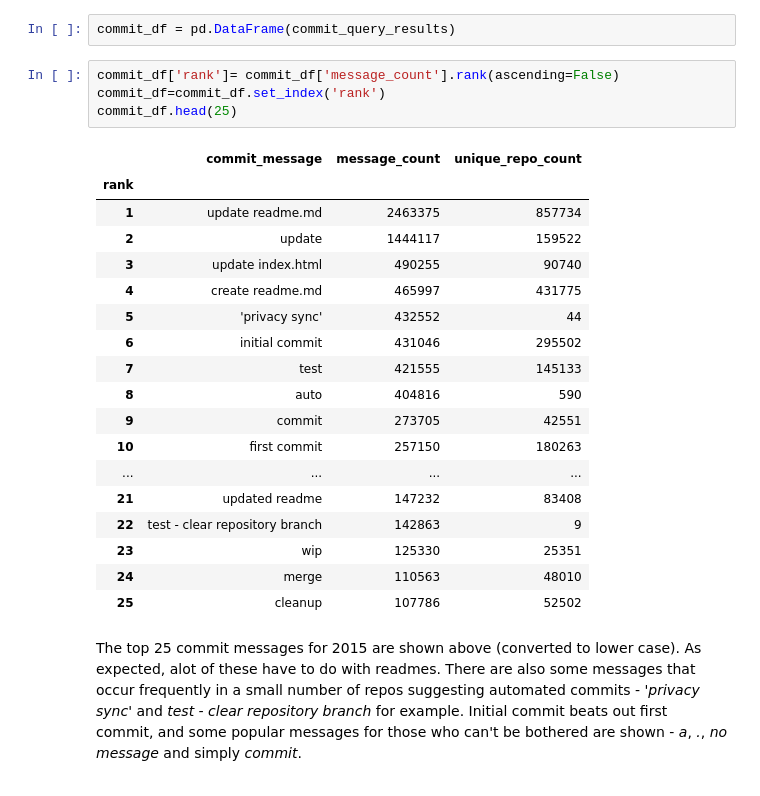
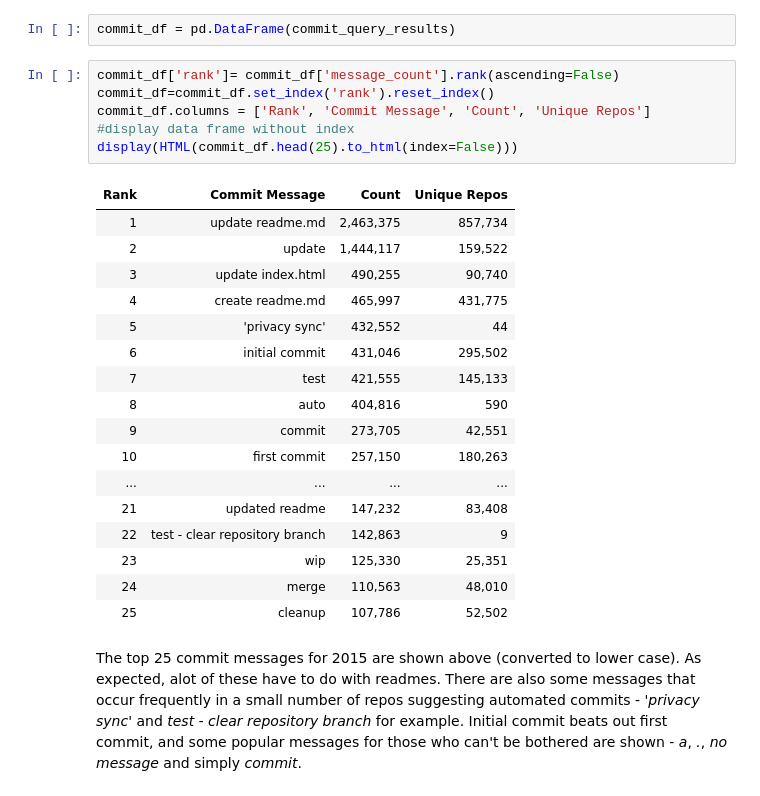
Before and after one commit to aplucche/github_data, a Jupyter notebook: github_data.ipynb, the cells around one changed output. Cells and saved outputs as stored; diff of their text form.

```diff
--- a/github_data.ipynb
+++ b/github_data.ipynb
@@ -173,27 +187,28 @@ for row in commit_query_response['rows']:
 commit_df = pd.DataFrame(commit_query_results)
 # %%
 commit_df['rank']= commit_df['message_count'].rank(ascending=False)
-commit_df=commit_df.set_index('rank')
-commit_df.head(25)
+commit_df=commit_df.set_index('rank').reset_index()
+commit_df.columns = ['Rank', 'Commit Message', 'Count', 'Unique Repos']
+#display data frame without index
+display(HTML(commit_df.head(25).to_html(index=False)))
 # %% [output]
-|  | commit_message | message_count | unique_repo_count |
-| rank |  |  |  |
-| 1 | update readme.md | 2463375 | 857734 |
-| 2 | update | 1444117 | 159522 |
-| 3 | update index.html | 490255 | 90740 |
-| 4 | create readme.md | 465997 | 431775 |
-| 5 | 'privacy sync' | 432552 | 44 |
-| 6 | initial commit | 431046 | 295502 |
-| 7 | test | 421555 | 145133 |
-| 8 | auto | 404816 | 590 |
-| 9 | commit | 273705 | 42551 |
-| 10 | first commit | 257150 | 180263 |
+| Rank | Commit Message | Count | Unique Repos |
+| 1 | update readme.md | 2,463,375 | 857,734 |
+| 2 | update | 1,444,117 | 159,522 |
+| 3 | update index.html | 490,255 | 90,740 |
+| 4 | create readme.md | 465,997 | 431,775 |
+| 5 | 'privacy sync' | 432,552 | 44 |
+| 6 | initial commit | 431,046 | 295,502 |
+| 7 | test | 421,555 | 145,133 |
+| 8 | auto | 404,816 | 590 |
+| 9 | commit | 273,705 | 42,551 |
+| 10 | first commit | 257,150 | 180,263 |
 | ... | ... | ... | ... |
-| 21 | updated readme | 147232 | 83408 |
-| 22 | test - clear repository branch | 142863 | 9 |
-| 23 | wip | 125330 | 25351 |
-| 24 | merge | 110563 | 48010 |
-| 25 | cleanup | 107786 | 52502 |
+| 21 | updated readme | 147,232 | 83,408 |
+| 22 | test - clear repository branch | 142,863 | 9 |
+| 23 | wip | 125,330 | 25,351 |
+| 24 | merge | 110,563 | 48,010 |
+| 25 | cleanup | 107,786 | 52,502 |
 # %% [markdown]
 The top 25 commit messages for 2015 are shown above (converted to lower case).  As expected, alot of these have to do with readmes. There are also some messages that occur frequently in a small number of repos suggesting automated commits - *'privacy sync'* and *test - clear repository branch* for example. Initial commit beats out first commit, and some popular messages for those who can't be bothered are shown - *a*, *.*, *no message* and simply *commit*.
 # %%
```
Also changed, not shown: parts of 3 cells of this notebook.
